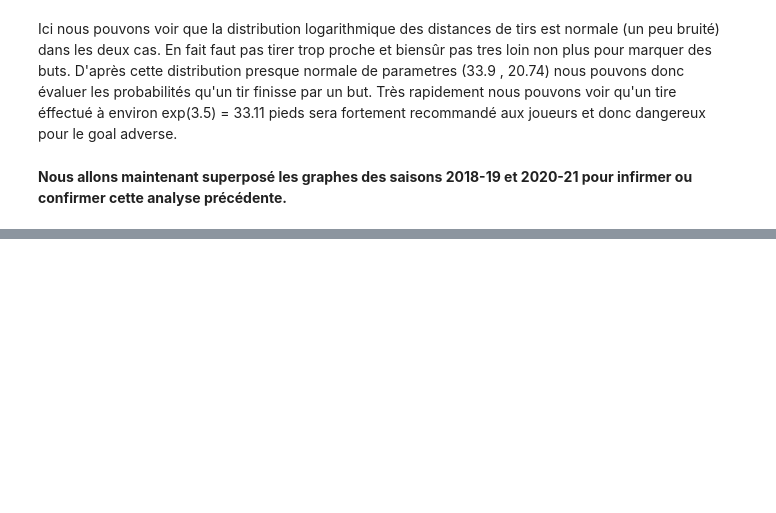
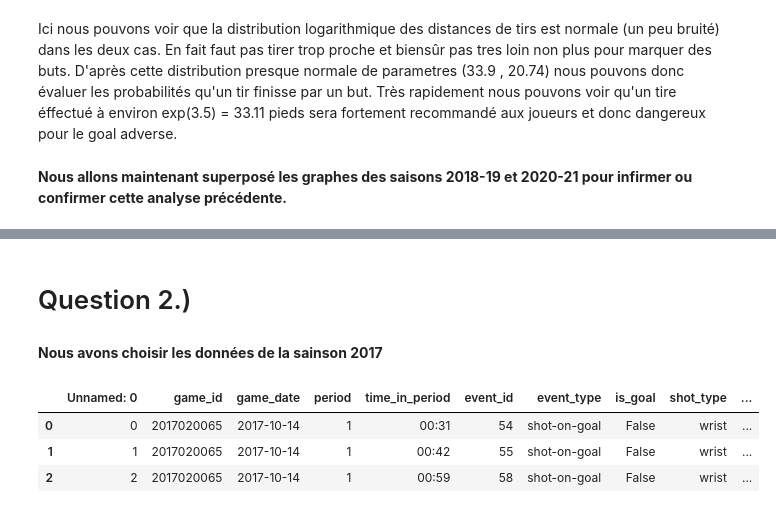
Before and after one commit to Faj1223/NHL-project, a Jupyter notebook: ift6758/notebooks/Question 4.ipynb, the cells around one changed output, grey strips where cells are left out. Cells and saved outputs as stored; diff of their text form; code cells hidden in the pictures; blank space fills up the shorter version.

```diff
--- a/ift6758/notebooks/Question 4.ipynb
+++ b/ift6758/notebooks/Question 4.ipynb
@@ -393,0 +440,12 @@ plot_shot_distance_histograms(df_2020)
+# %% [markdown]
+<h1>Question 2.)</h1>
+# %% [markdown]
+**Nous avons choisir les données de la sainson 2017**
+# %%
+df_2017 = get_dataframe_from_concatenated_csv_files(2017)
+df_2017.head(3)
+# %% [output]
+|  | Unnamed: 0 | game_id | game_date | period | time_in_period | event_id | event_type | is_goal | shot_type | ... |
+| 0 | 0 | 2017020065 | 2017-10-14 | 1 | 00:31 | 54 | shot-on-goal | False | wrist | ... |
+| 1 | 1 | 2017020065 | 2017-10-14 | 1 | 00:42 | 55 | shot-on-goal | False | wrist | ... |
+| 2 | 2 | 2017020065 | 2017-10-14 | 1 | 00:59 | 58 | shot-on-goal | False | wrist | ... |
```
Also changed, not shown: parts of 21 cells of this notebook.
